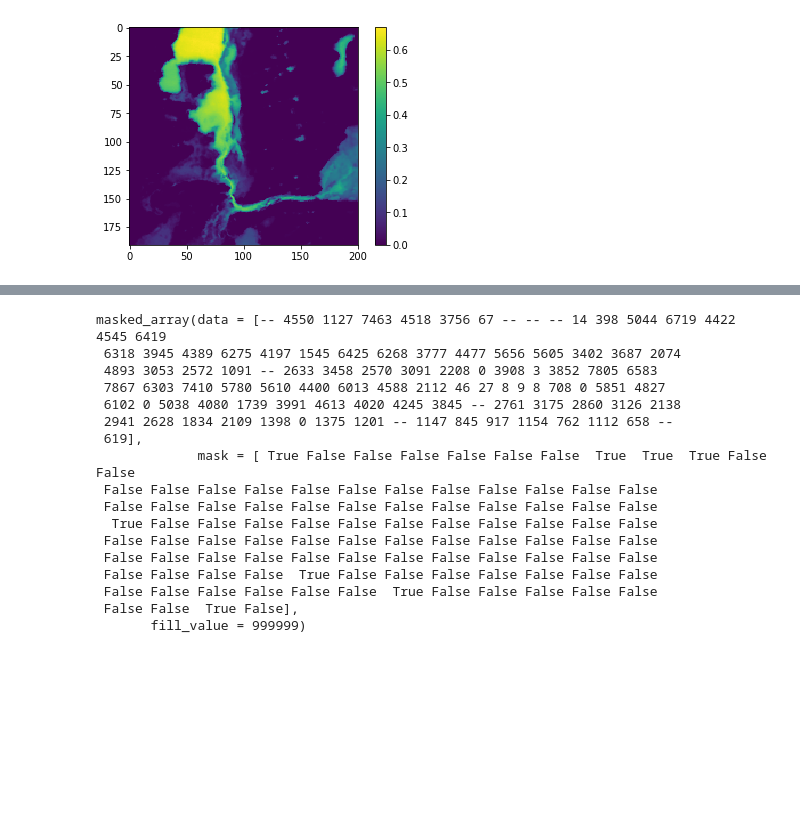
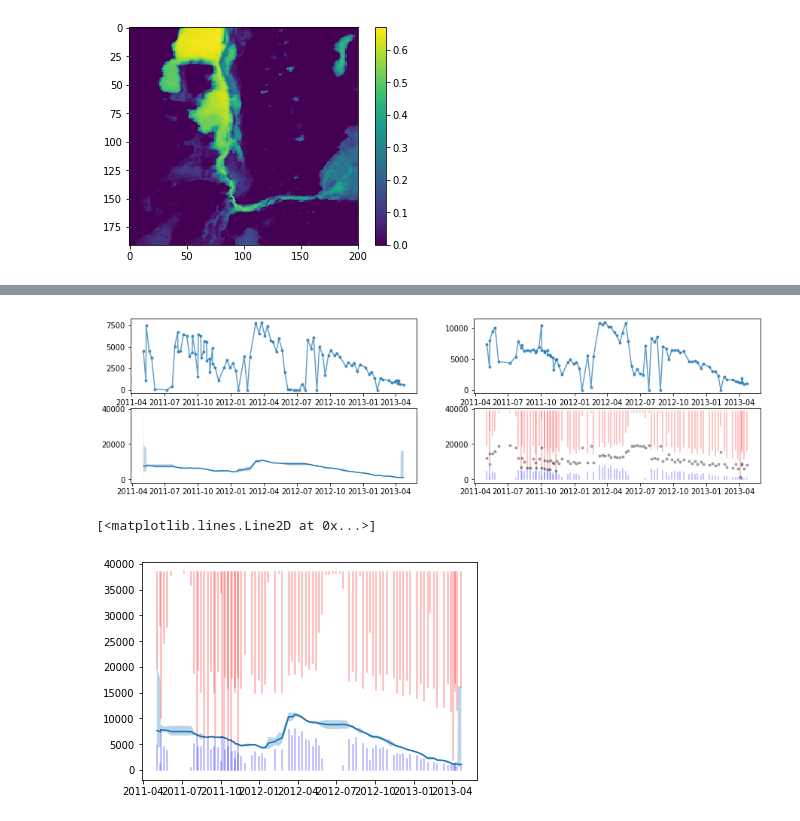
Before and after one commit to benjimin/aggregate-dynamics, a Jupyter notebook: Demo.ipynb, the cells around one changed output, grey strips where cells are left out. Drawn from its saved outputs; the diff is of its cells as text; code cells hidden in the pictures; blank space fills up the shorter version.

```diff
--- a/Demo.ipynb
+++ b/Demo.ipynb
@@ -69,20 +40,11 @@ n.plot()
-# %%
-n.bestestimate#.filled(0)
-# %% [output]
-masked_array(data = [-- 4550 1127 7463 4518 3756 67 -- -- -- 14 398 5044 6719 4422 4545 6419
- 6318 3945 4389 6275 4197 1545 6425 6268 3777 4477 5656 5605 3402 3687 2074
- 4893 3053 2572 1091 -- 2633 3458 2570 3091 2208 0 3908 3 3852 7805 6583
- 7867 6303 7410 5780 5610 4400 6013 4588 2112 46 27 8 9 8 708 0 5851 4827
- 6102 0 5038 4080 1739 3991 4613 4020 4245 3845 -- 2761 3175 2860 3126 2138
- 2941 2628 1834 2109 1398 0 1375 1201 -- 1147 845 917 1154 762 1112 658 --
- 619],
-             mask = [ True False False False False False False  True  True  True False False
- False False False False False False False False False False False False
- False False False False False False False False False False False False
-  True False False False False False False False False False False False
- False False False False False False False False False False False False
- False False False False False False False False False False False False
- False False False False  True False False False False False False False
- False False False False False False  True False False False False False
- False False  True False],
-       fill_value = 999999)
+# %%
+subset = stack.isel(time=slice(1150,1250))
+fourplot(subset)
+# %% [output]
+[figure, added]
+# %%
+aggregate.Bracket()(subset.water).envelopeplot()
+aggregate.Conservative()(subset.water).discreteplot(marker=None)
+# %% [output]
+[<matplotlib.lines.Line2D at 0x...>]
+[figure, added]
```
Also changed, not shown: parts of 9 cells of this notebook, 2 other files.
